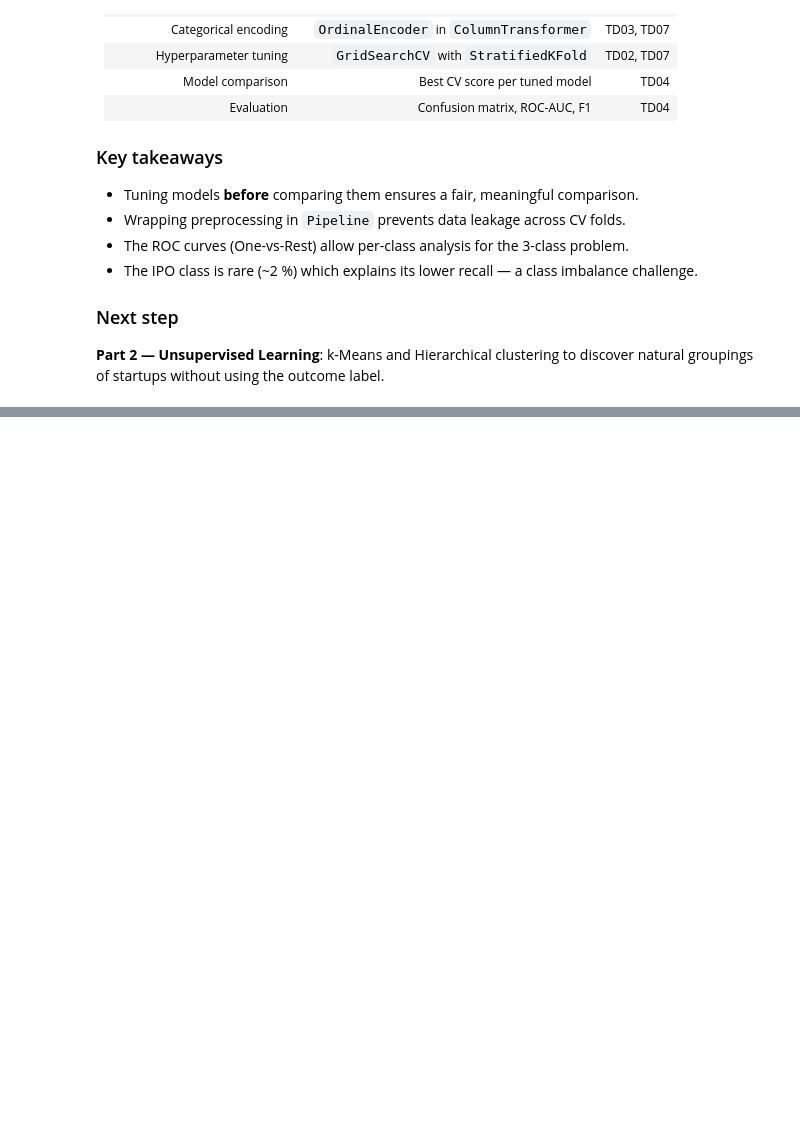
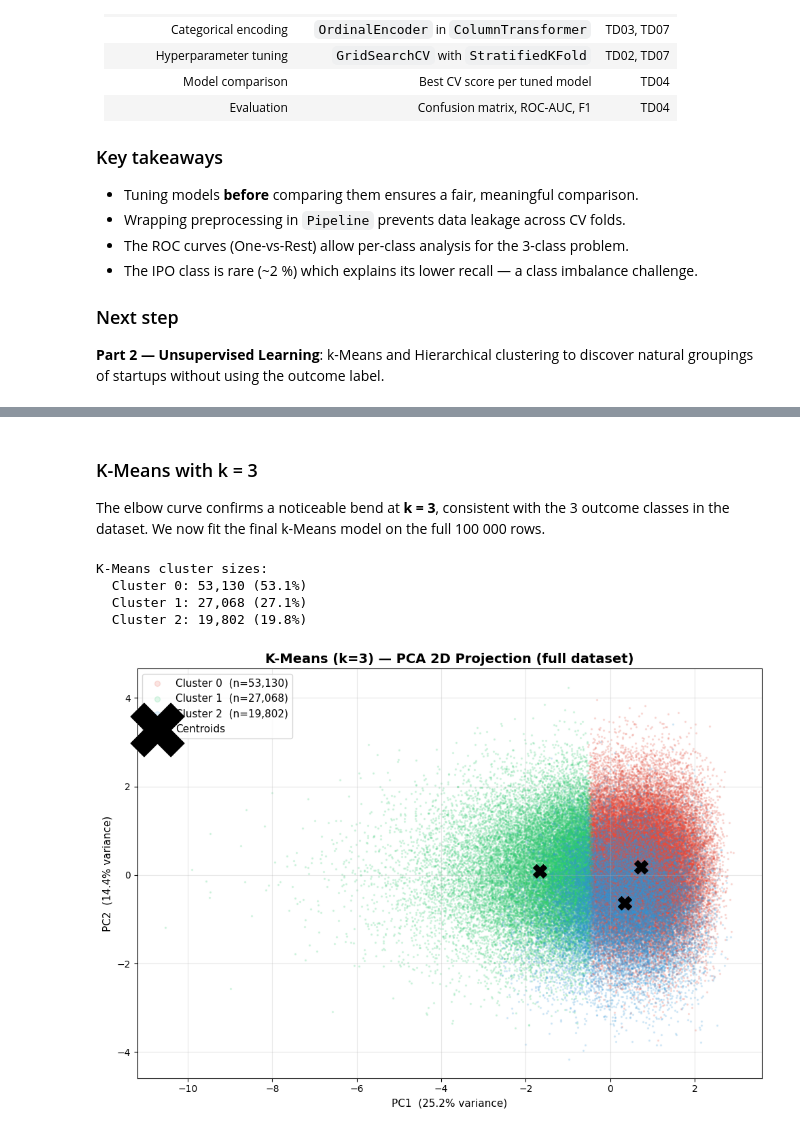
Before and after one commit to Clement-NI/Machine_learning_project_kaggle_start_up_success_data, a Jupyter notebook: scientificProject1/task.ipynb, the cells around one changed output, grey strips where cells are left out. Saved outputs shown, nothing was run; the diff lists cells and outputs as text; code cells hidden in the pictures; blank space fills up the shorter version.

```diff
--- a/scientificProject1/task.ipynb
+++ b/scientificProject1/task.ipynb
@@ -704,0 +864,46 @@ natural groupings of startups without using the outcome label.
+# %% [markdown]
+### K-Means with k = 3
+
+The elbow curve confirms a noticeable bend at **k = 3**, consistent with the
+3 outcome classes in the dataset.
+We now fit the final k-Means model on the full 100 000 rows.
+# %%
+OPTIMAL_K = 3
+
+kmeans_final     = KMeans(n_clusters=OPTIMAL_K, random_state=RANDOM_STATE, n_init=10)
+cluster_labels_km = kmeans_final.fit_predict(X_scaled)
+
+print('K-Means cluster sizes:')
+unique, counts_km = np.unique(cluster_labels_km, return_counts=True)
+for u, c in zip(unique, counts_km):
+    print(f'  Cluster {u}: {c:,} ({c/len(cluster_labels_km)*100:.1f}%)')
+
+# ── Visualise in PCA 2D space ──────────────────────────────────────────────────
+colors_km = ['#e74c3c', '#2ecc71', '#3498db']
+fig, ax   = plt.subplots(figsize=(10, 7))
+
+for c, col in zip(range(OPTIMAL_K), colors_km):
+    mask = cluster_labels_km == c
+    ax.scatter(X_pca[mask, 0], X_pca[mask, 1],
+               color=col, alpha=0.15, s=2,
+               label=f'Cluster {c}  (n={mask.sum():,})')
+
+# Mark centroids projected in PCA space
+centroids_pca = pca2d.transform(kmeans_final.cluster_centers_)
+ax.scatter(centroids_pca[:, 0], centroids_pca[:, 1],
+           marker='X', s=200, color='black', zorder=5, label='Centroids')
+
+ax.set_title(f'K-Means (k={OPTIMAL_K}) — PCA 2D Projection (full dataset)',
+             fontsize=14, fontweight='bold')
+ax.set_xlabel(f'PC1  ({pca2d.explained_variance_ratio_[0]*100:.1f}% variance)', fontsize=11)
+ax.set_ylabel(f'PC2  ({pca2d.explained_variance_ratio_[1]*100:.1f}% variance)', fontsize=11)
+ax.legend(fontsize=11, markerscale=4)
+ax.grid(alpha=0.3)
+plt.tight_layout()
+plt.show()
+# %% [output]
+K-Means cluster sizes:
+  Cluster 0: 53,130 (53.1%)
+  Cluster 1: 27,068 (27.1%)
+  Cluster 2: 19,802 (19.8%)
+[figure, added]
```
Also changed, not shown: parts of 17 cells of this notebook.
